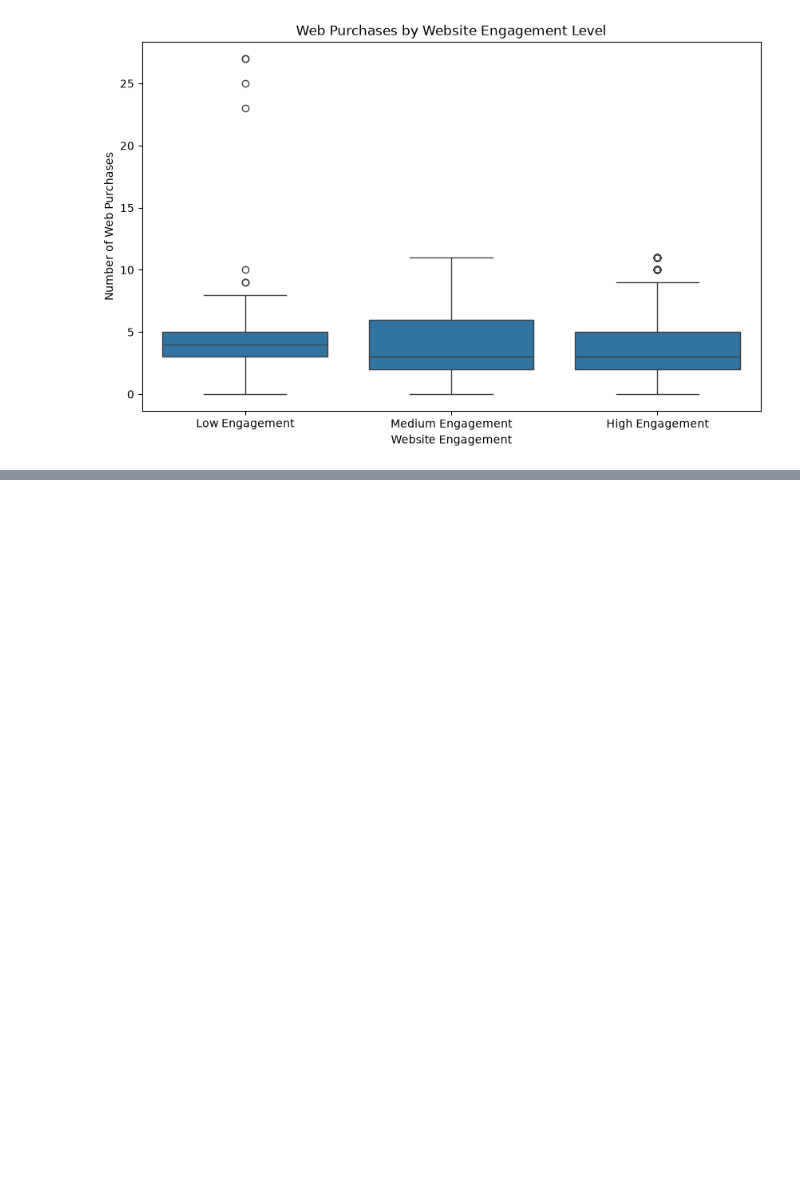
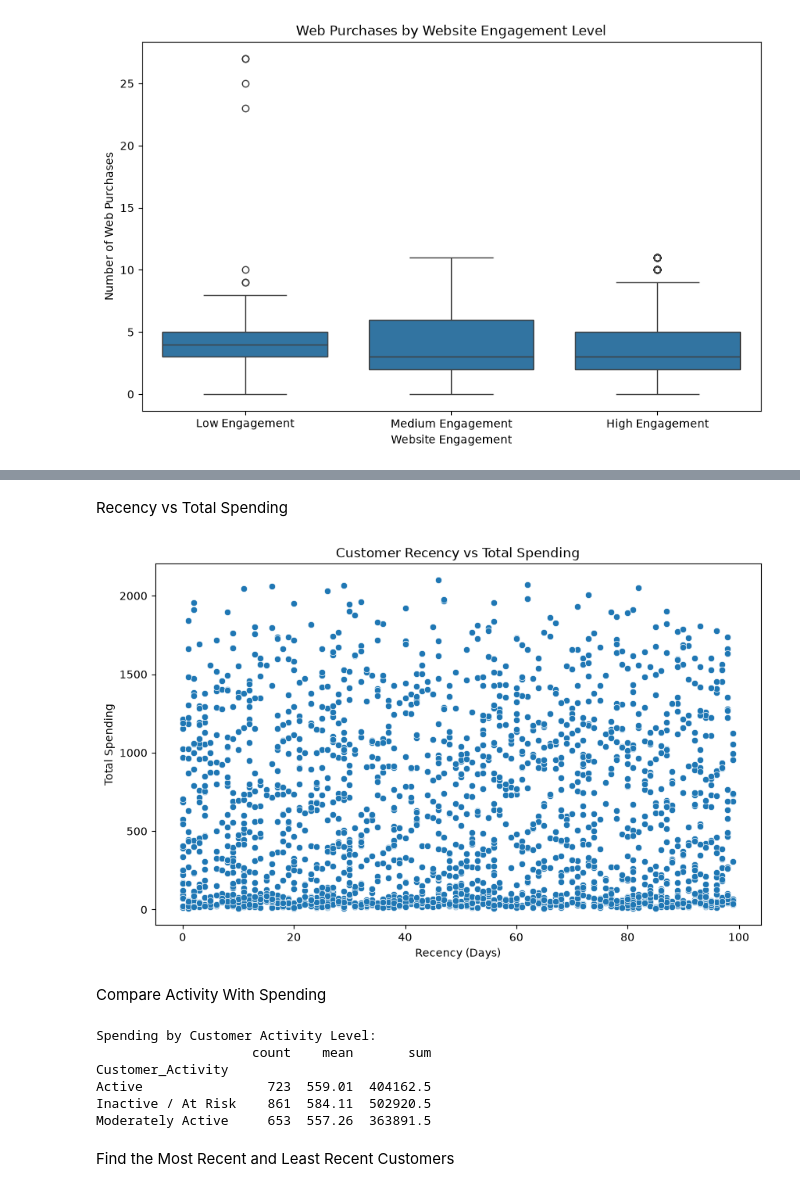
Before and after one commit to areej-fatima9/Customer-Personality-Analysis, a Jupyter notebook: 07_EDA/EDA_Customer_Personality_Analysis.ipynb, the cells around one changed output, grey strips where cells are left out. Cells and saved outputs as stored; diff of their text form; code cells hidden in the pictures; blank space fills up the shorter version.

```diff
--- a/07_EDA/EDA_Customer_Personality_Analysis.ipynb
+++ b/07_EDA/EDA_Customer_Personality_Analysis.ipynb
@@ -1052,0 +1211,42 @@ plt.show()
+# %% [markdown]
+Recency vs Total Spending
+# %%
+import matplotlib.pyplot as plt
+import seaborn as sns
+
+plt.figure(figsize=(10, 6))
+
+df["Total_Spending"] = df[["MntWines", "MntFruits", "MntMeatProducts", "MntFishProducts", "MntSweetProducts", "MntGoldProds"]].sum(axis=1)
+
+sns.scatterplot(
+    data=df,
+    x="Recency",
+    y="Total_Spending"
+)
+
+plt.title("Customer Recency vs Total Spending")
+plt.xlabel("Recency (Days)")
+plt.ylabel("Total Spending")
+plt.show()
+# %% [output]
+[figure, added]
+# %% [markdown]
+Compare Activity With Spending
+# %%
+activity_spending = df.groupby(
+    "Customer_Activity"
+)["Total_Spending"].agg(
+    ["count", "mean", "sum"]
+).round(2)
+
+print("Spending by Customer Activity Level:")
+print(activity_spending)
+# %% [output]
+Spending by Customer Activity Level:
+                    count    mean       sum
+Customer_Activity
+Active                723  559.01  404162.5
+Inactive / At Risk    861  584.11  502920.5
+Moderately Active     653  557.26  363891.5
+# %% [markdown]
+Find the Most Recent and Least Recent Customers
```
Also changed, not shown: parts of 21 cells of this notebook.
